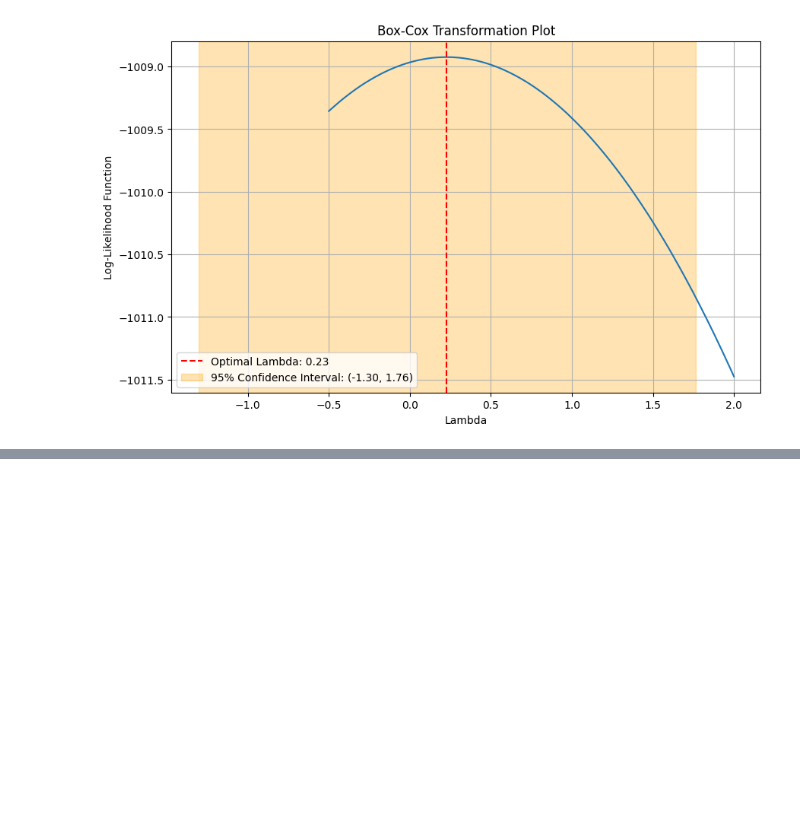
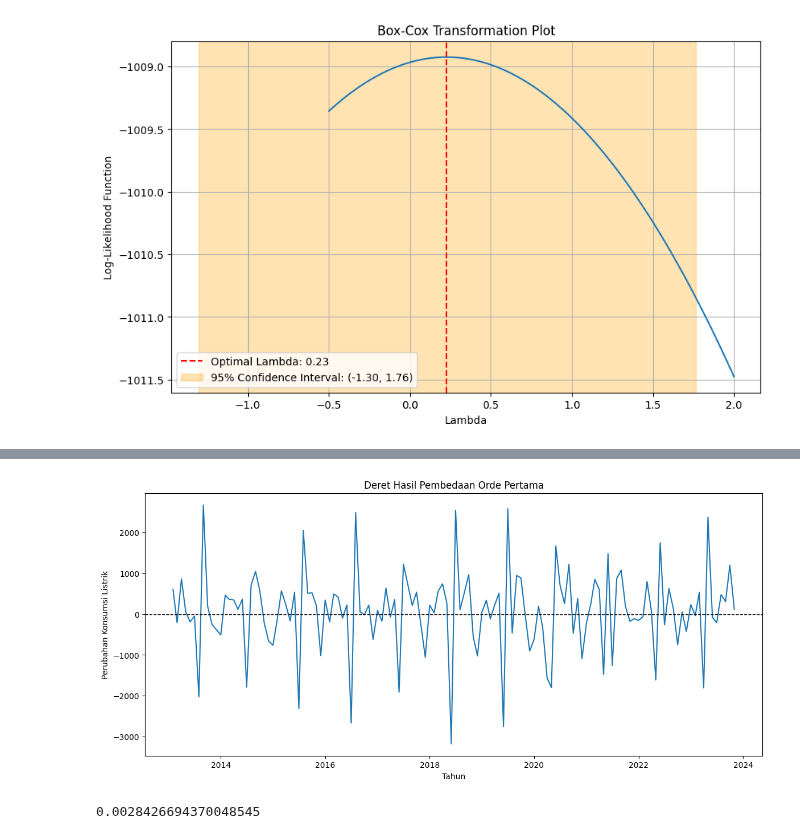
Before and after one commit to estyaprnm/Analisis-Deret-waktu, a Jupyter notebook: Tugas_Kelompok_7_Minggu_4.ipynb, the cells around one changed output, grey strips where cells are left out. Drawn from its saved outputs; the diff is of its cells as text; code cells hidden in the pictures; blank space fills up the shorter version.

```diff
--- a/Tugas_Kelompok_7_Minggu_4.ipynb
+++ b/Tugas_Kelompok_7_Minggu_4.ipynb
@@ -399,0 +269,19 @@ Sebelumnya, hasil eksplorasi pada deret produksi listrik diperoleh nilai $\lambd
+# %%
+nao_ts = nao.set_index('date')['listrik']
+
+diff1 = nao_ts.diff().dropna()
+
+plt.figure(figsize=(14,6))
+plt.plot(diff1)
+plt.axhline(0, color='black', linestyle='--', linewidth=1)
+plt.title('Deret Hasil Pembedaan Orde Pertama')
+plt.xlabel('Tahun'); plt.ylabel('Perubahan Konsumsi Listrik')
+plt.show()
+# %% [output]
+[figure, added]
+# %%
+# Uji ADF setelah differencing
+p_adf_diff1 = adfuller(diff1, autolag='AIC')[1]
+p_adf_diff1
+# %% [output]
+0.0028426694370048545
```
Also changed, not shown: parts of 54 cells of this notebook.
